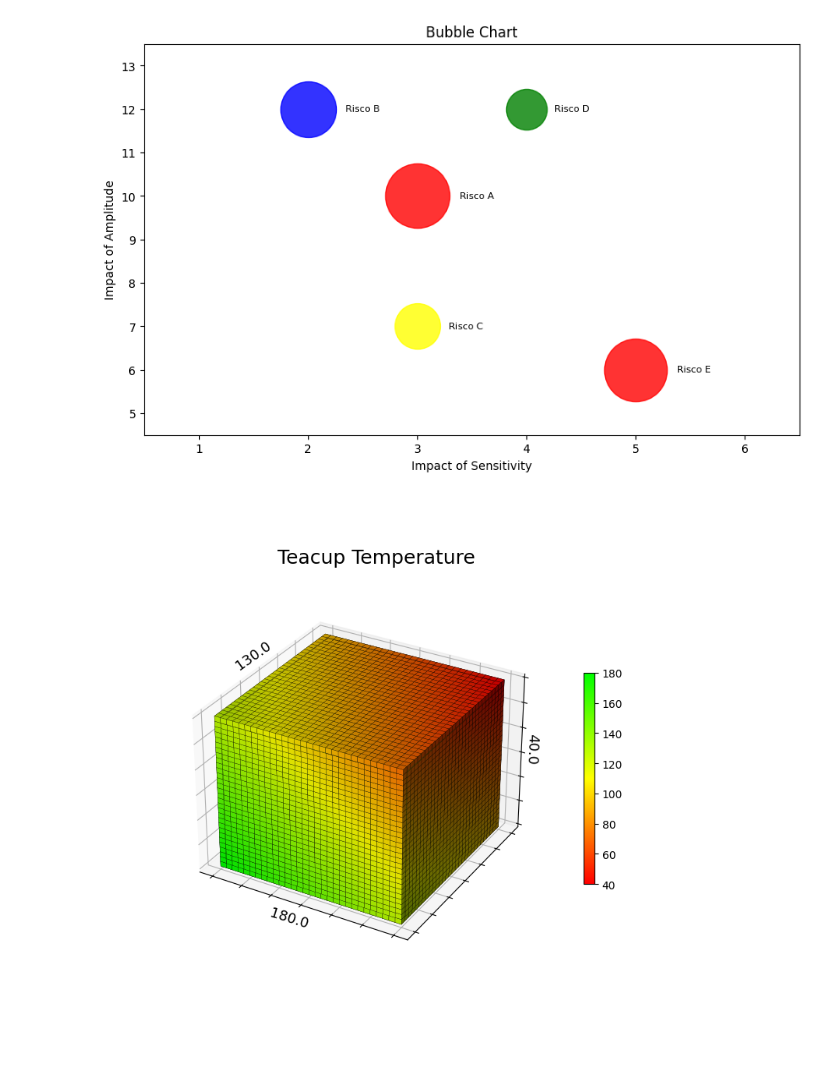
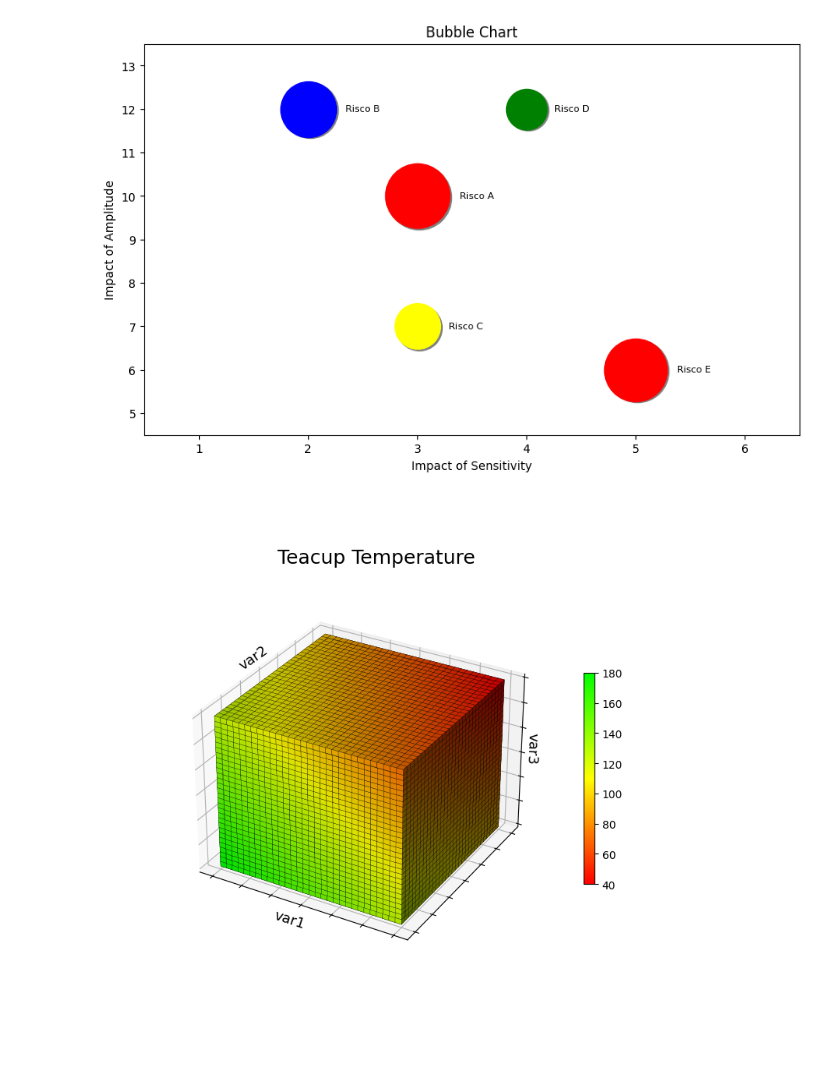
Before and after one commit to jhenrique04/GraphDynamics, a Jupyter notebook: Graphs.ipynb, the cells around one changed output. Saved outputs shown, nothing was run; the diff lists cells and outputs as text; code cells hidden in the pictures.

Commit message:
feat: add depth effect to bubbles

```diff
--- a/Graphs.ipynb
+++ b/Graphs.ipynb
@@ -26,35 +26,39 @@ risk_names = csv_values['Nome do Risco'].values
 x = csv_values['Impacto de Sensibilidade'].values
 y = csv_values['Impacto de Amplitude'].values
 time = csv_values['Tempo'].values
 financial_impact = csv_values['Impacto Financeiro'].values
 
 # Map colors and sizes
 mapped_colors = map_colors(time)
 sizes = map_sizes(financial_impact)
 
 # Plotting configuration
 plt.figure(figsize=(10, 6))
 plt.xlim(min(x) - 1.5, max(x) + 1.5)
 plt.ylim(min(y) - 1.5, max(y) + 1.5)
 plt.gca().set_facecolor('white')
 
+# Add shadow effect
 for i in range(len(x)):
-    plt.scatter(x[i], y[i], s=sizes[i], c=mapped_colors[i], alpha=0.8)
+    plt.scatter(x[i] + 0.015, y[i] - 0.03, s=sizes[i], c='gray', alpha=1)
+
+for i in range(len(x)):
+    plt.scatter(x[i], y[i], s=sizes[i], c=mapped_colors[i], alpha=1)
 
     # Calculate radius from size
     radius = np.sqrt(sizes[i] / np.pi)
 
     # Text placement relative to bubble edge
     text_adjustment = 0.2 + radius / 90  # Constant factor plus a term proportional to the radius
     plt.annotate(f'{risk_names[i]}', (x[i] + text_adjustment, y[i]), ha='center', va='center', fontsize=8, color='black')
 
 plt.xlabel('Impact of Sensitivity')
 plt.ylabel('Impact of Amplitude')
 plt.title('Bubble Chart')
 
 plt.show()
 # %% [output]
-[figure, old version]
+[figure, new version]
 # %%
 # Voxel graph
 def get_values(variable, initial_values, model):
@@ -108,9 +112,9 @@ ax2d = fig.add_axes([0, 0, 1, 1], frameon=False)
 ax2d.set_xticks([])
 ax2d.set_yticks([])
 ax2d.text(0.5, 0.9, f'{variable_to_plot}', fontsize=18, fontweight='normal', ha='center', va='center')
-ax2d.text(0.34, 0.215, f'{initial_values[0]}', ha="center", va="bottom", fontsize=13, rotation=-17.65)
-ax2d.text(0.275, 0.69, f'{initial_values[1]}', ha="center", va="bottom", fontsize=13, rotation=35)
-ax2d.text(0.785, 0.5205, f'{initial_values[2]}', ha="center", va="bottom", fontsize=13, rotation=267.7)
+ax2d.text(0.34, 0.215, f'var1', ha="center", va="bottom", fontsize=13, rotation=-18.2)
+ax2d.text(0.275, 0.69, f'var2', ha="center", va="bottom", fontsize=13, rotation=35)
+ax2d.text(0.785, 0.5205, f'var3', ha="center", va="bottom", fontsize=13, rotation=267.7)
 
 # Colorbar
 sm = cm.ScalarMappable(cmap=custom_cmap.reversed(), norm=plt.Normalize(vmin=min_value, vmax=max_value))
@@ -119,4 +123,4 @@ fig.colorbar(sm, ax=ax, orientation='vertical', fraction=0.025, pad=0.1)
 
 plt.show()
 # %% [output]
-[figure, old version]
+[figure, new version]
```
